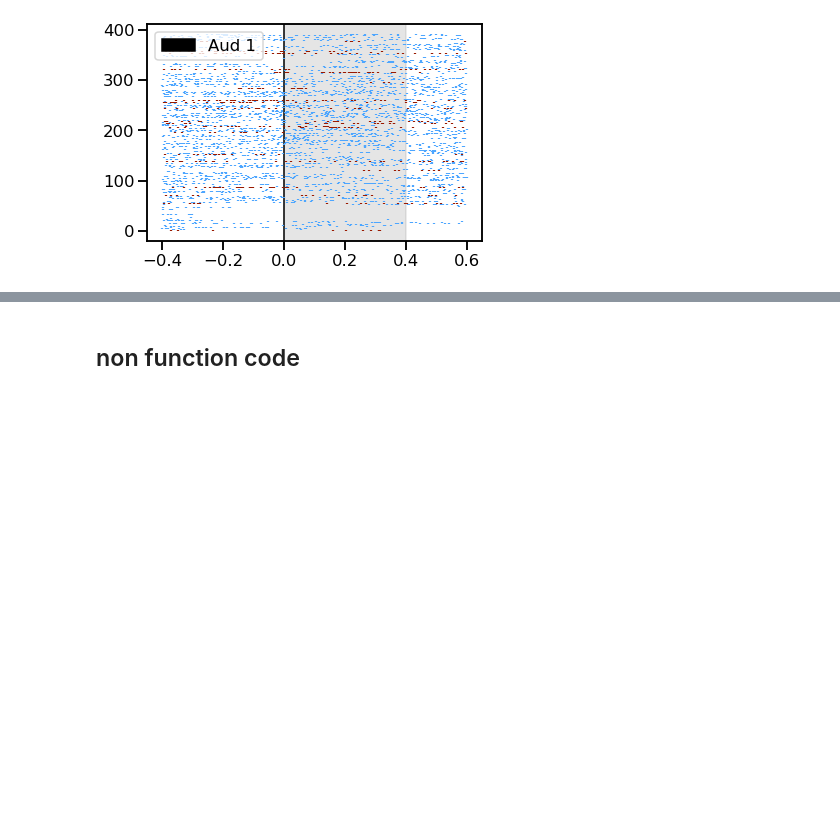
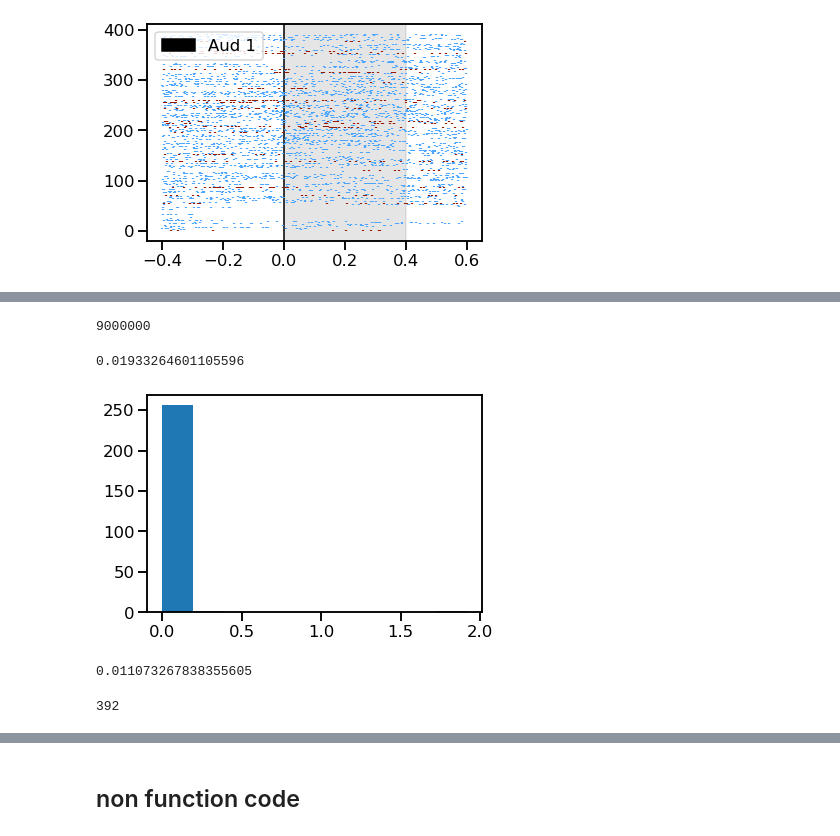
Before and after one commit to Brody-Lab/jbreda_PWM_mPFC_analysis, a Jupyter notebook: event_centering.ipynb, the cells around one changed output, grey strips where cells are left out. Saved outputs shown, nothing was run; the diff lists cells and outputs as text; code cells hidden in the pictures; blank space fills up the shorter version.

```diff
--- a/event_centering.ipynb
+++ b/event_centering.ipynb
@@ -81,0 +93,23 @@ Stopped here--- TODO:
+# %%
+30000 * 60 * 5
+# %% [output]
+9000000
+# %%
+n =2
+t1 = 1500
+t2 = t1 + 5
+five_min = spks_dict['spk_times'][n][np.logical_and(spks_dict['spk_times'][n] < t2, spks_dict['spk_times'][n] > t1)]
+# %%
+plt.hist(np.diff(five_min))
+np.mean(np.diff(five_min))
+# %% [output]
+0.01933264601105596
+[figure, added]
+# %%
+np.mean(np.diff(five_min))
+# %% [output]
+0.011073267838355605
+# %%
+len(sess_aligned[0]['aud1on'])
+# %% [output]
+392
```
Also changed, not shown: parts of 13 cells of this notebook, 1 other file.
